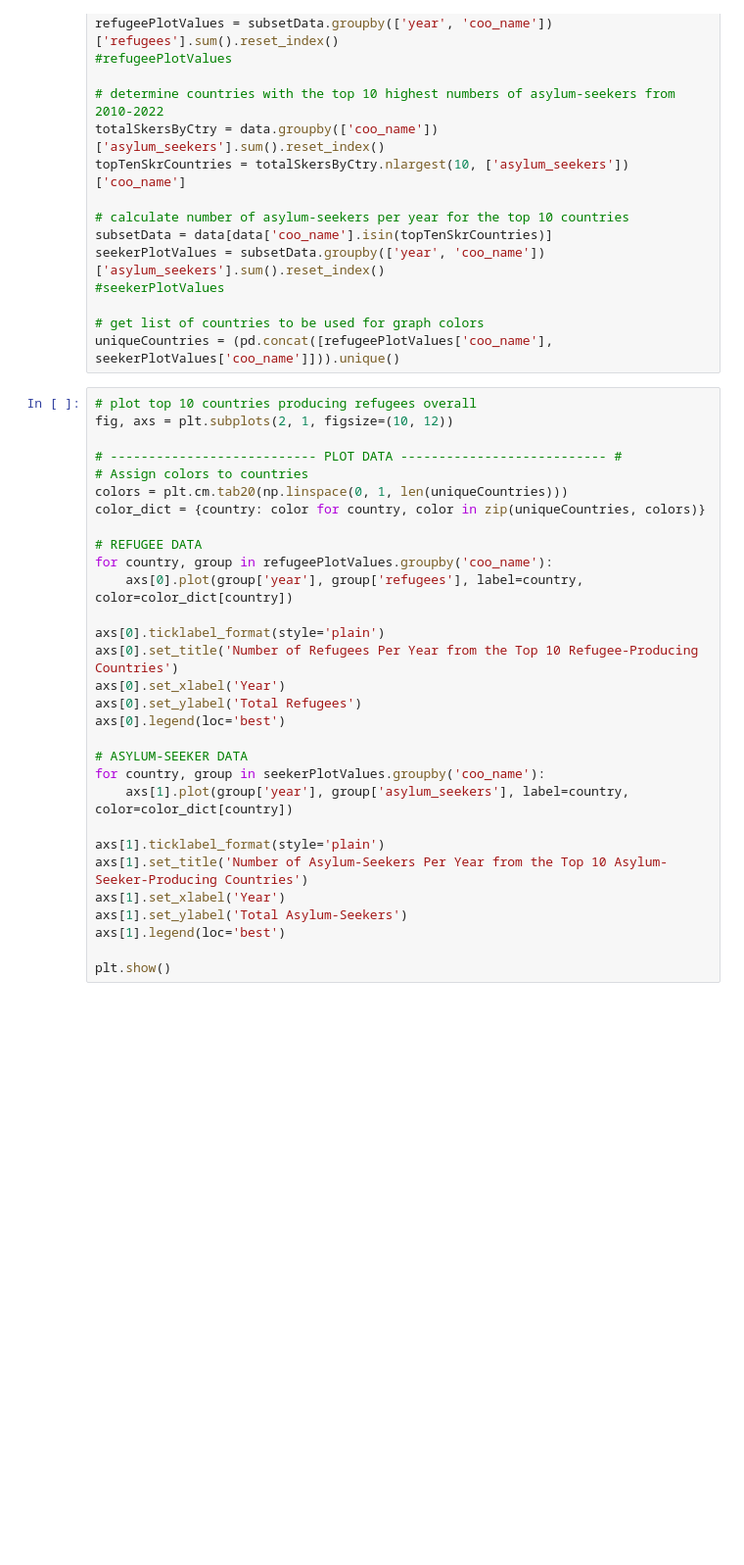
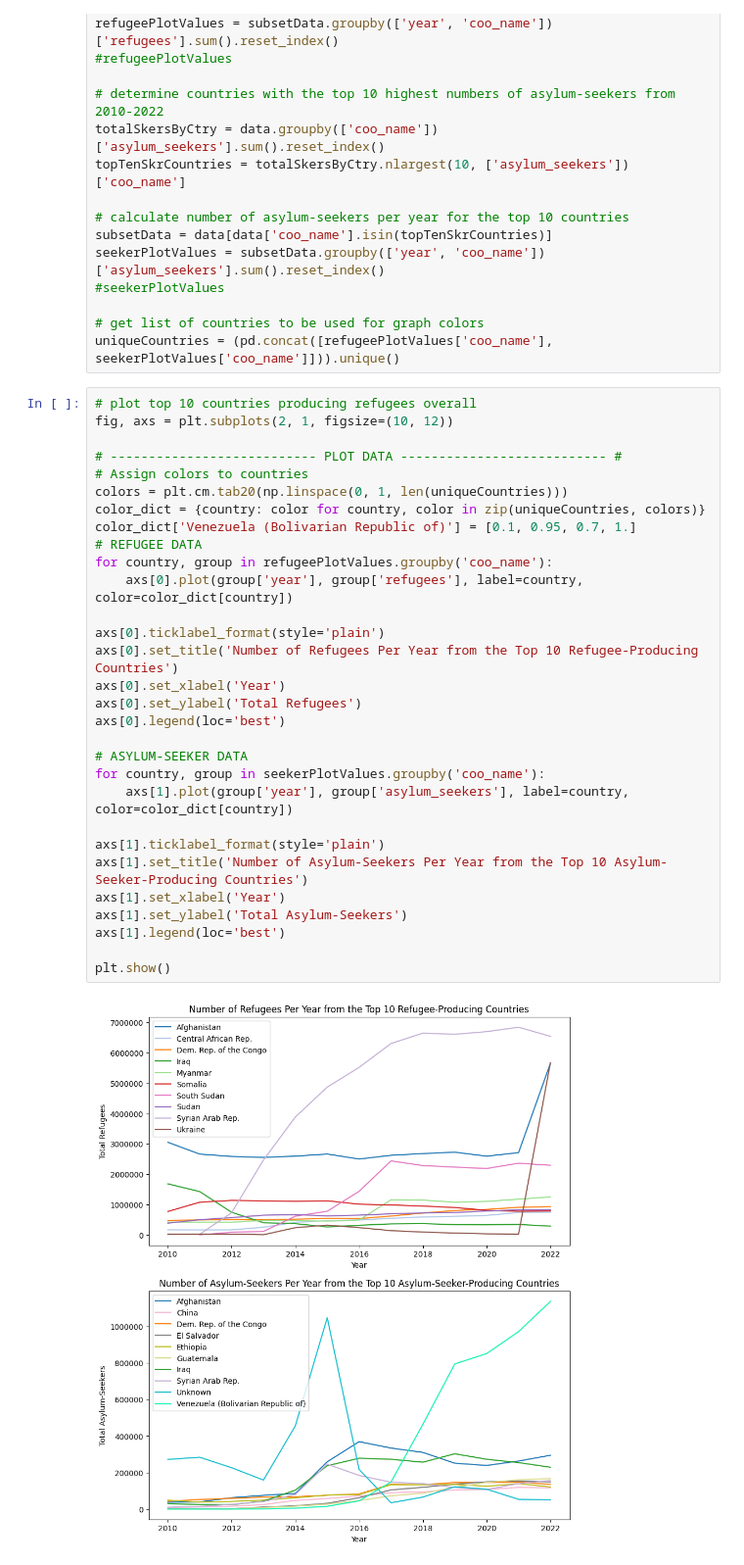
Before and after one commit to Ben-Heinze/CSCI-491-Data-Visualization, a Jupyter notebook: Final Project/RefugeeData.ipynb, the cells around one changed output. Shown at 98% size. Drawn from its saved outputs; the diff is of its cells as text; blank space fills up the shorter version.

```diff
--- a/Final Project/RefugeeData.ipynb
+++ b/Final Project/RefugeeData.ipynb
@@ -362,33 +367,35 @@ uniqueCountries = (pd.concat([refugeePlotValues['coo_name'], seekerPlotValues['c
 # %%
 # plot top 10 countries producing refugees overall
 fig, axs = plt.subplots(2, 1, figsize=(10, 12))
 
 # --------------------------- PLOT DATA --------------------------- #
 # Assign colors to countries
 colors = plt.cm.tab20(np.linspace(0, 1, len(uniqueCountries)))
 color_dict = {country: color for country, color in zip(uniqueCountries, colors)}
-
+color_dict['Venezuela (Bolivarian Republic of)'] = [0.1, 0.95, 0.7, 1.]
 # REFUGEE DATA
 for country, group in refugeePlotValues.groupby('coo_name'):
     axs[0].plot(group['year'], group['refugees'], label=country, color=color_dict[country])
 
 axs[0].ticklabel_format(style='plain')
 axs[0].set_title('Number of Refugees Per Year from the Top 10 Refugee-Producing Countries')
 axs[0].set_xlabel('Year')
 axs[0].set_ylabel('Total Refugees')
 axs[0].legend(loc='best')
 
 # ASYLUM-SEEKER DATA
 for country, group in seekerPlotValues.groupby('coo_name'):
     axs[1].plot(group['year'], group['asylum_seekers'], label=country, color=color_dict[country])
 
 axs[1].ticklabel_format(style='plain')
 axs[1].set_title('Number of Asylum-Seekers Per Year from the Top 10 Asylum-Seeker-Producing Countries')
 axs[1].set_xlabel('Year')
 axs[1].set_ylabel('Total Asylum-Seekers')
 axs[1].legend(loc='best')
 
 plt.show()
+# %% [output]
+[figure, added]
 # %%
 # visual to investigate spike in asylum-seekers with unknown coo as seen in previous graph
 unknownCOOData = data[(data['coo_name'] == 'Unknown') & (data['year'] == 2015) & (data['asylum_seekers'] != 0)].sort_values(by='asylum_seekers', ascending=False)
```
Also changed, not shown: parts of 7 cells of this notebook.
